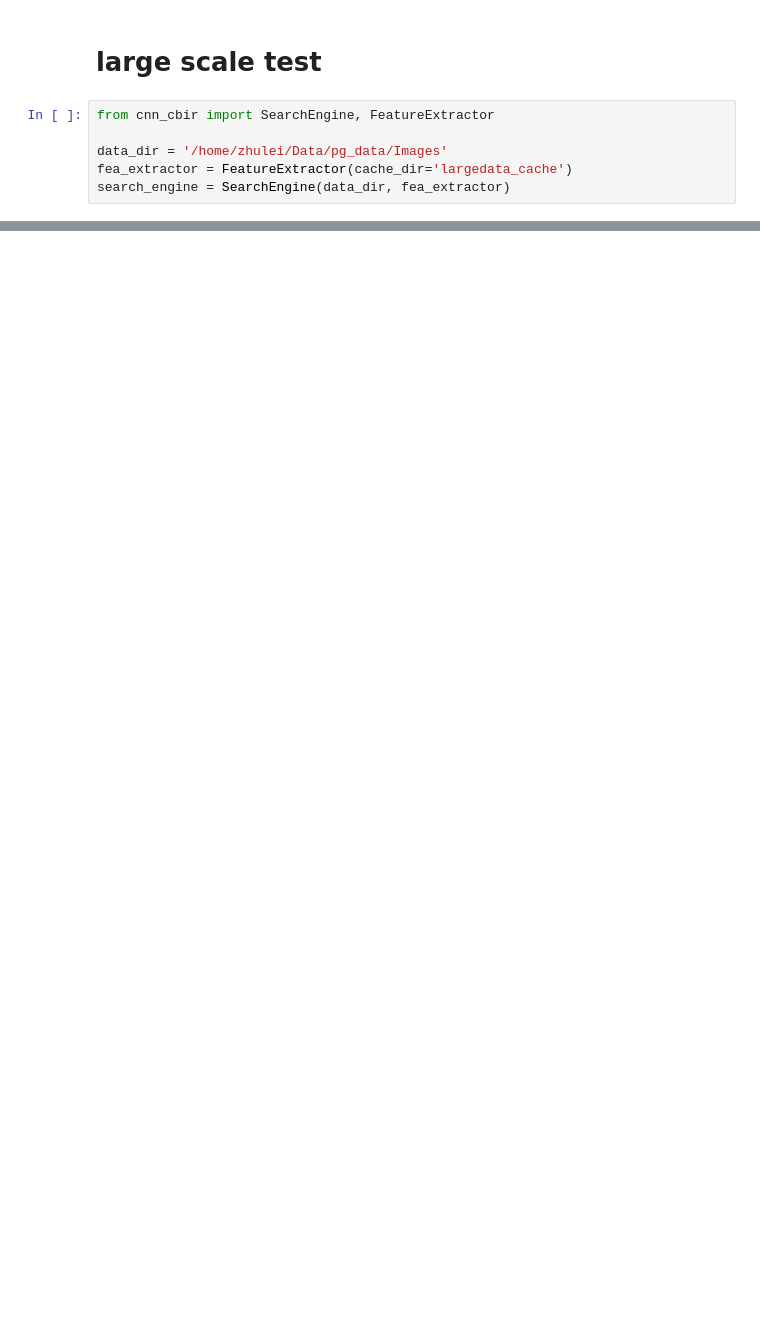
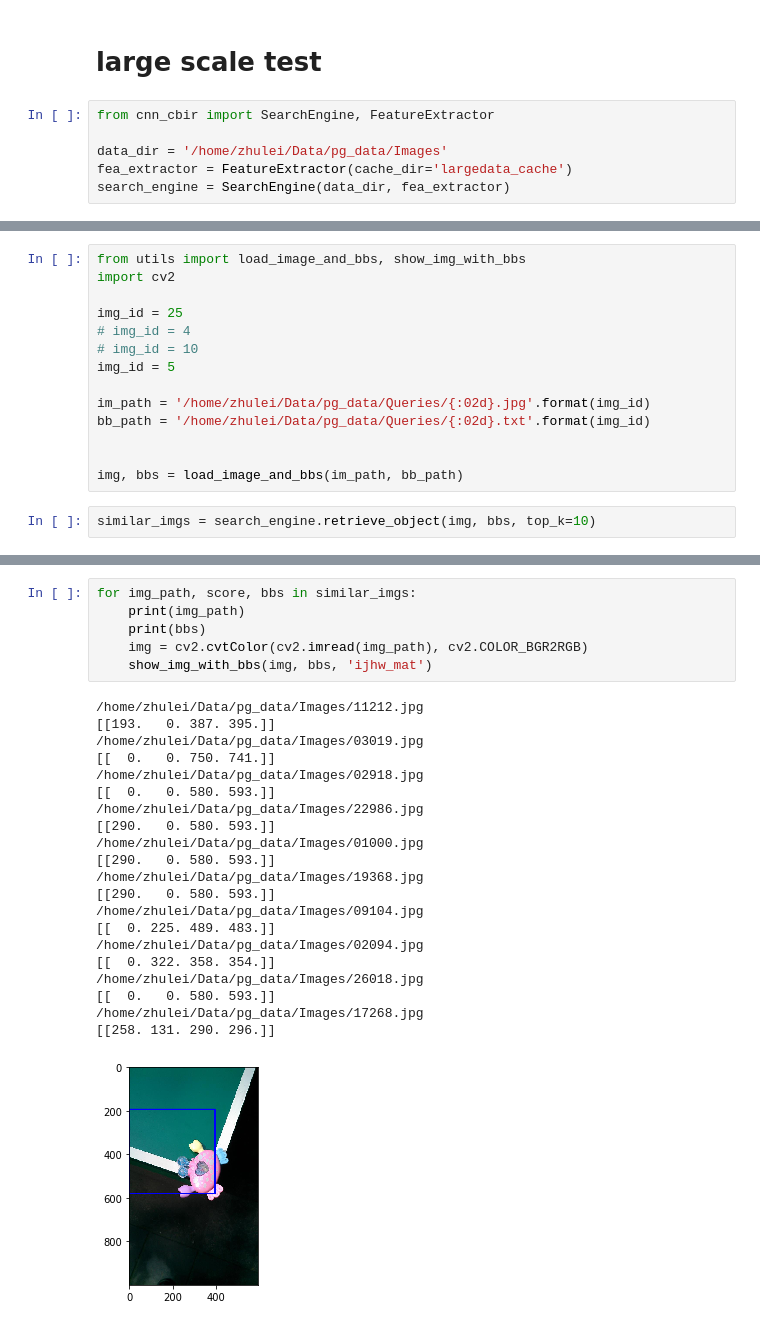
Before and after one commit to rayleizhu/CNN-CBIR, a Jupyter notebook: cnn-cbir.ipynb, the cells around one changed output, grey strips where cells are left out. Saved outputs shown, nothing was run; the diff lists cells and outputs as text; blank space fills up the shorter version.

```diff
--- a/cnn-cbir.ipynb
+++ b/cnn-cbir.ipynb
@@ -182,0 +137,16 @@ search_engine.build()
+# %%
+from utils import load_image_and_bbs, show_img_with_bbs
+import cv2
+
+img_id = 25
+# img_id = 4
+# img_id = 10
+img_id = 5
+
+im_path = '/home/zhulei/Data/pg_data/Queries/{:02d}.jpg'.format(img_id)
+bb_path = '/home/zhulei/Data/pg_data/Queries/{:02d}.txt'.format(img_id)
+
+
+img, bbs = load_image_and_bbs(im_path, bb_path)
+# %%
+similar_imgs = search_engine.retrieve_object(img, bbs, top_k=10)
@@ -182,0 +155,28 @@ search_engine.build()
+# %%
+for img_path, score, bbs in similar_imgs:
+    print(img_path)
+    print(bbs)
+    img = cv2.cvtColor(cv2.imread(img_path), cv2.COLOR_BGR2RGB)
+    show_img_with_bbs(img, bbs, 'ijhw_mat')
+# %% [output]
+/home/zhulei/Data/pg_data/Images/11212.jpg
+[[193.   0. 387. 395.]]
+/home/zhulei/Data/pg_data/Images/03019.jpg
+[[  0.   0. 750. 741.]]
+/home/zhulei/Data/pg_data/Images/02918.jpg
+[[  0.   0. 580. 593.]]
+/home/zhulei/Data/pg_data/Images/22986.jpg
+[[290.   0. 580. 593.]]
+/home/zhulei/Data/pg_data/Images/01000.jpg
+[[290.   0. 580. 593.]]
+/home/zhulei/Data/pg_data/Images/19368.jpg
+[[290.   0. 580. 593.]]
+/home/zhulei/Data/pg_data/Images/09104.jpg
+[[  0. 225. 489. 483.]]
+/home/zhulei/Data/pg_data/Images/02094.jpg
+[[  0. 322. 358. 354.]]
+/home/zhulei/Data/pg_data/Images/26018.jpg
+[[  0.   0. 580. 593.]]
+/home/zhulei/Data/pg_data/Images/17268.jpg
+[[258. 131. 290. 296.]]
+[figure, added]
```
Also changed, not shown: parts of 17 cells of this notebook, 3 other files.
